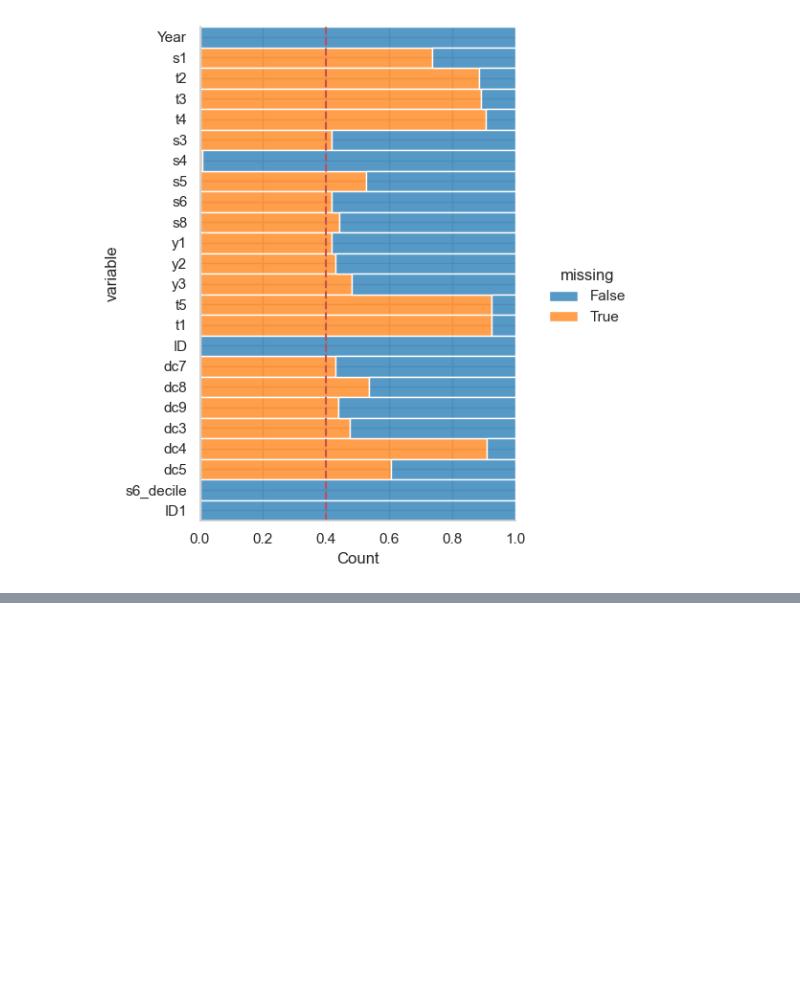
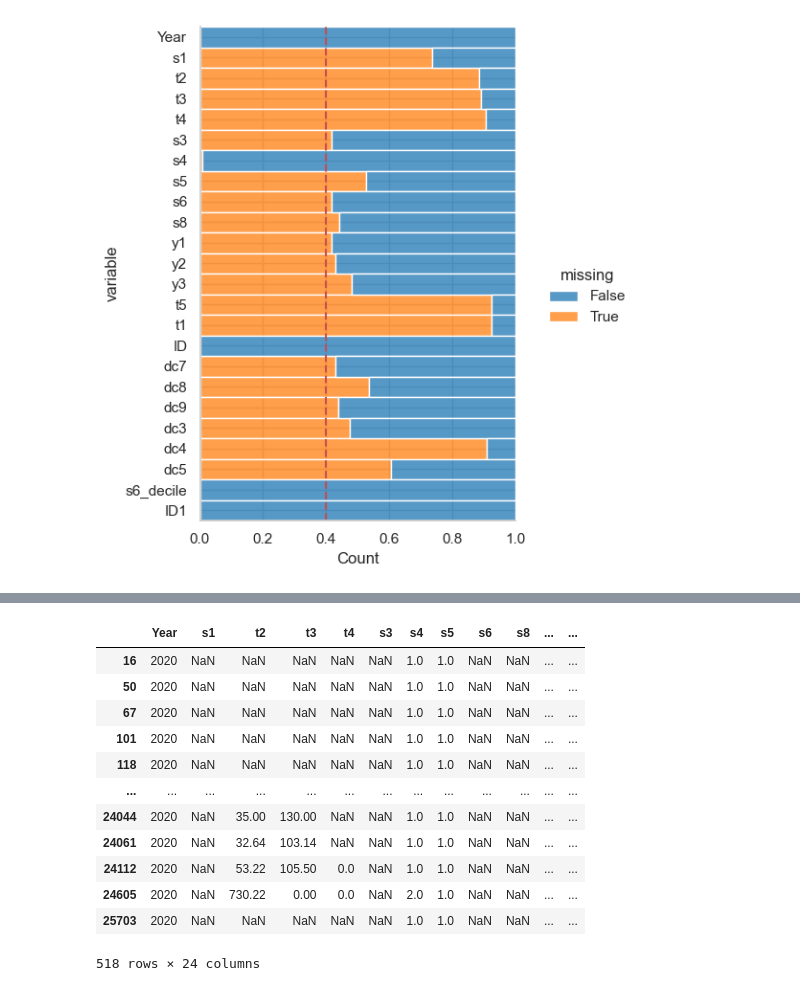
Before and after one commit to doriswang0531/IBNET-EfficiencyAnalyzer, a Jupyter notebook: scripts/impute_missing.ipynb, the cells around one changed output, grey strips where cells are left out. Cells and saved outputs as stored; diff of their text form; code cells hidden in the pictures; blank space fills up the shorter version.

```diff
--- a/scripts/impute_missing.ipynb
+++ b/scripts/impute_missing.ipynb
@@ -193,17 +192,25 @@ mice_imputer = IterativeImputer(
 )
 
 for idx in df["ID1"].unique():
+    print(f"Starting imputation for ID1 = {idx}.")
     # Get the subset of the DataFrame for the current index value
     subset = df[df["ID1"] == idx]
 
-    # Ensure the subset is not empty
-    if not subset.empty:
-        # Perform MICE imputation on the subset
-        mice_imp = mice_imputer.fit_transform(subset)
+    # Ensure the subset does not contain only NaNs and has numeric data
+    if not subset.empty and not subset.isnull().all().all() and subset.select_dtypes(include=np.number).shape[1] > 0:
+        # Select only numeric columns for imputation
+        numeric_subset = subset.select_dtypes(include=np.number)
 
-        # Assign the imputed data back to the DataFrame
-        df.loc[df["ID1"] == idx, :] = mice_imp
+        # Perform MICE imputation on the numeric subset
+        try:
+            mice_imp = mice_imputer.fit_transform(numeric_subset)
+
+            # Assign the imputed data back to the DataFrame
+            df.loc[df["ID1"] == idx, numeric_subset.columns] = mice_imp
+            print(f"Completed imputation for ID1 = {idx}.")
+
+        except ValueError as e:
+            print(f"ValueError for ID1 = {idx}: {e}")
     else:
-        # Print a message or handle cases where the subset is empty
-        print(f"No data found for ID1 = {idx}")
+        print(f"No data found or non-numeric data present for ID1 = {idx}")
 # %% [output]
@@ -210,0 +294,16 @@ ValueError: Must have equal len keys and value when setting with an ndarray
+# %%
+subset
+# %% [output]
+|  | Year | s1 | t2 | t3 | t4 | s3 | s4 | s5 | s6 | s8 | ... | ... |
+| 16 | 2020 | NaN | NaN | NaN | NaN | NaN | 1.0 | 1.0 | NaN | NaN | ... | ... |
+| 50 | 2020 | NaN | NaN | NaN | NaN | NaN | 1.0 | 1.0 | NaN | NaN | ... | ... |
+| 67 | 2020 | NaN | NaN | NaN | NaN | NaN | 1.0 | 1.0 | NaN | NaN | ... | ... |
+| 101 | 2020 | NaN | NaN | NaN | NaN | NaN | 1.0 | 1.0 | NaN | NaN | ... | ... |
+| 118 | 2020 | NaN | NaN | NaN | NaN | NaN | 1.0 | 1.0 | NaN | NaN | ... | ... |
+| ... | ... | ... | ... | ... | ... | ... | ... | ... | ... | ... | ... | ... |
+| 24044 | 2020 | NaN | 35.00 | 130.00 | NaN | NaN | 1.0 | 1.0 | NaN | NaN | ... | ... |
+| 24061 | 2020 | NaN | 32.64 | 103.14 | NaN | NaN | 1.0 | 1.0 | NaN | NaN | ... | ... |
+| 24112 | 2020 | NaN | 53.22 | 105.50 | 0.0 | NaN | 1.0 | 1.0 | NaN | NaN | ... | ... |
+| 24605 | 2020 | NaN | 730.22 | 0.00 | 0.0 | NaN | 2.0 | 1.0 | NaN | NaN | ... | ... |
+| 25703 | 2020 | NaN | NaN | NaN | NaN | NaN | 1.0 | 1.0 | NaN | NaN | ... | ... |
+518 rows × 24 columns
```
Also changed, not shown: parts of 7 cells of this notebook, 4 other files.
